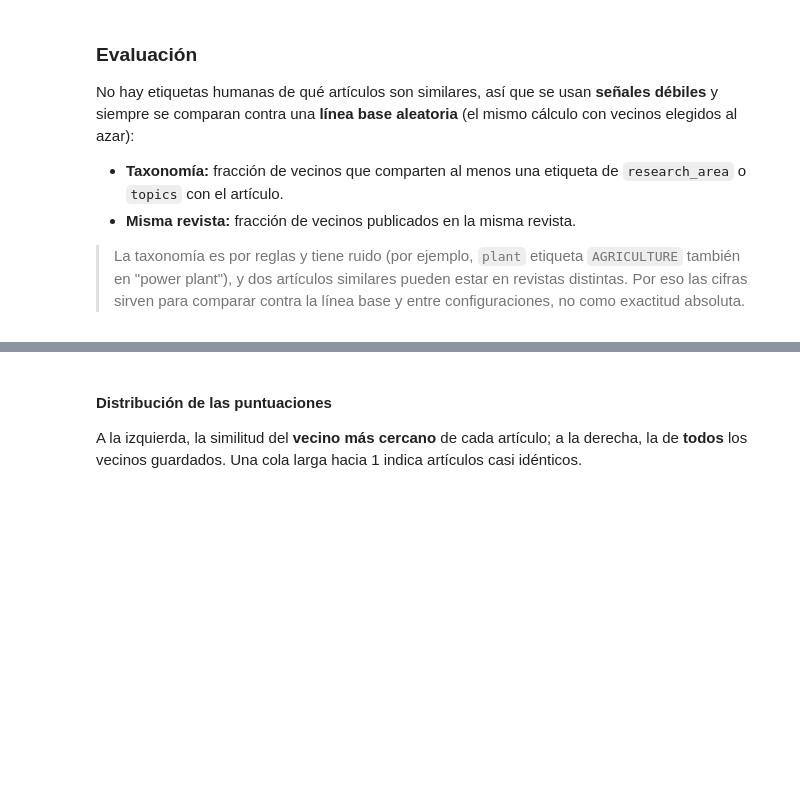
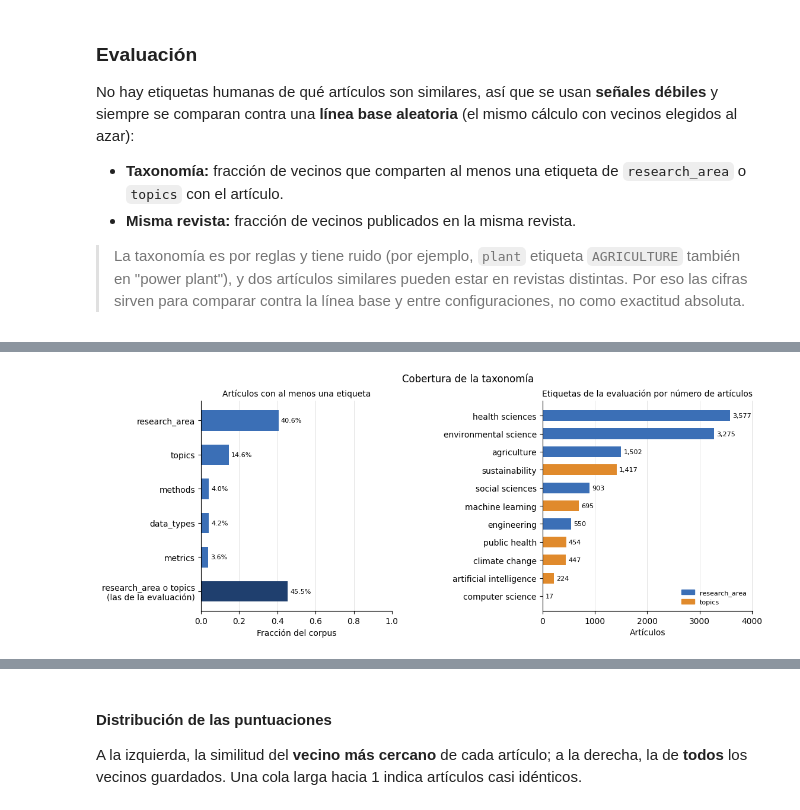
Before and after one commit to mbarrerag/NLP-Project, a Jupyter notebook: notebooks/NPL_Proyecto.ipynb, the cells around one changed output, grey strips where cells are left out. Cells and saved outputs as stored; diff of their text form; code cells hidden in the pictures; blank space fills up the shorter version.

```diff
--- a/notebooks/NPL_Proyecto.ipynb
+++ b/notebooks/NPL_Proyecto.ipynb
@@ -810,0 +1076,34 @@ print(f'Artículos evaluados en taxonomía: {tfidf_metrics["papers_evaluados"]:,
+# %%
+CATEGORY_ORDER = ['research_area', 'topics', 'methods', 'data_types', 'metrics']
+CATEGORY_COLORS = {'research_area': PLOT_COLOR, 'topics': '#e08a2c'}
+
+corpus_labels = labels.loc[labels['paper_id'].isin(tfidf_ids)]
+by_category = corpus_labels.groupby('category')['paper_id'].nunique().reindex(CATEGORY_ORDER).fillna(0) / n_docs
+evaluated_share = corpus_labels.loc[corpus_labels['category'].isin(TAXONOMY_CATEGORIES), 'paper_id'].nunique() / n_docs
+
+fig, (ax_cov, ax_top) = plt.subplots(1, 2, figsize=(12, 4.6), gridspec_kw={'width_ratios': [1, 1.1], 'wspace': 0.75})
+
+names = list(by_category.index) + ['research_area o topics\n(las de la evaluación)']
+values = list(by_category.values) + [evaluated_share]
+colors = [PLOT_COLOR] * len(by_category) + ['#1f3f6e']
+label_bars(ax_cov, ax_cov.barh(names[::-1], values[::-1], color=colors[::-1], height=0.6), fmt='{:.1%}', horizontal=True)
+ax_cov.set_title('Artículos con al menos una etiqueta', fontsize=10)
+ax_cov.set_xlabel('Fracción del corpus')
+ax_cov.set_xlim(0, 1)
+style_axes(ax_cov, grid_axis='x')
+
+per_label = (corpus_labels.loc[corpus_labels['category'].isin(TAXONOMY_CATEGORIES)]
+             .groupby(['category', 'label_canonical'])['paper_id'].nunique().sort_values().reset_index())
+label_bars(ax_top, ax_top.barh(per_label['label_canonical'].str.replace('_', ' ').str.lower(), per_label['paper_id'],
+                               color=per_label['category'].map(CATEGORY_COLORS), height=0.6), horizontal=True)
+ax_top.set_title('Etiquetas de la evaluación por número de artículos', fontsize=10)
+ax_top.set_xlabel('Artículos')
+ax_top.margins(x=0.12)
+style_axes(ax_top, grid_axis='x')
+ax_top.legend(handles=[plt.Rectangle((0, 0), 1, 1, color=color) for color in CATEGORY_COLORS.values()],
+              labels=list(CATEGORY_COLORS), loc='lower right', frameon=False, fontsize=8)
+
+fig.suptitle('Cobertura de la taxonomía', fontsize=12)
+plt.show()
+# %% [output]
+[figure, added]
```
Also changed, not shown: parts of 56 cells of this notebook.
